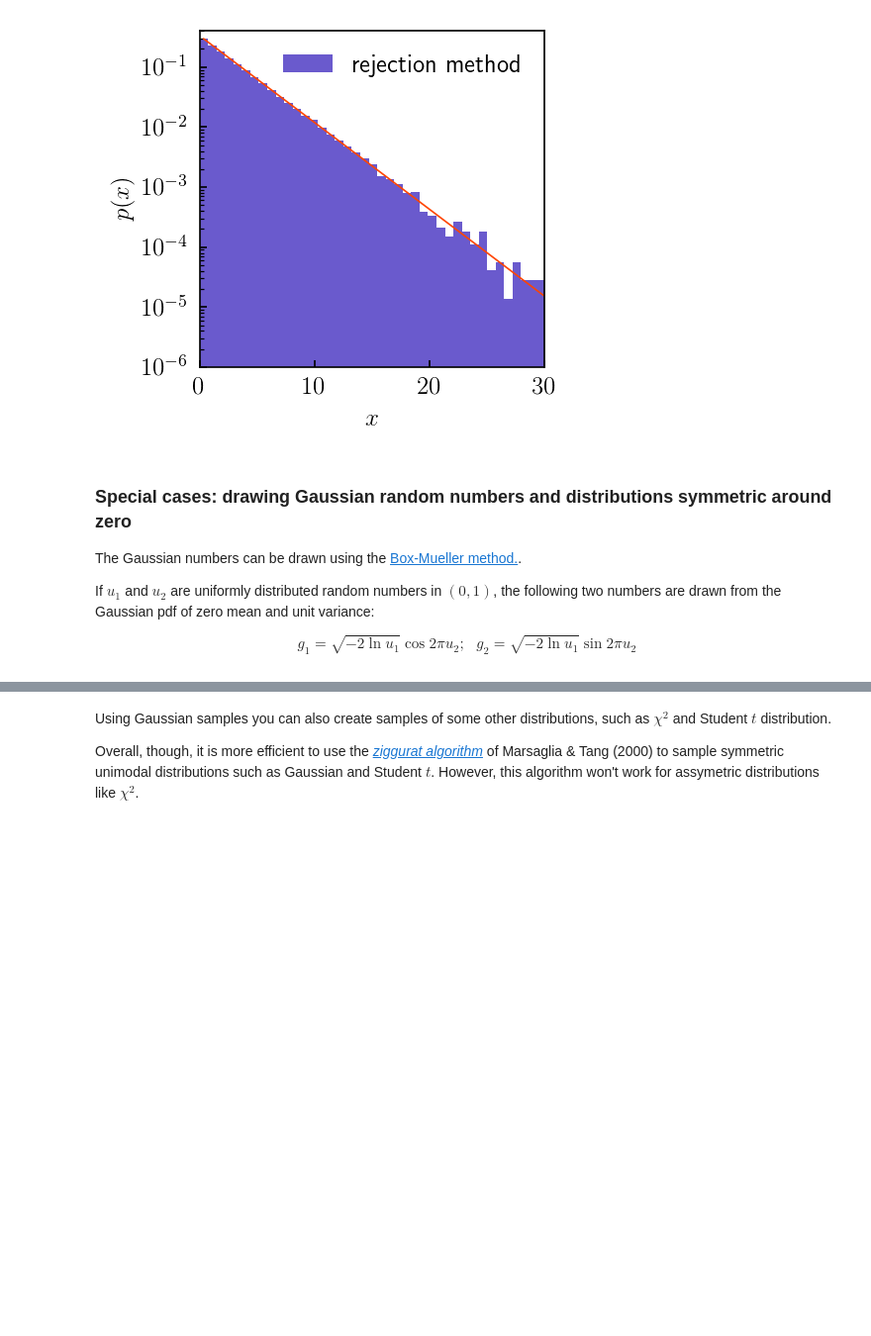
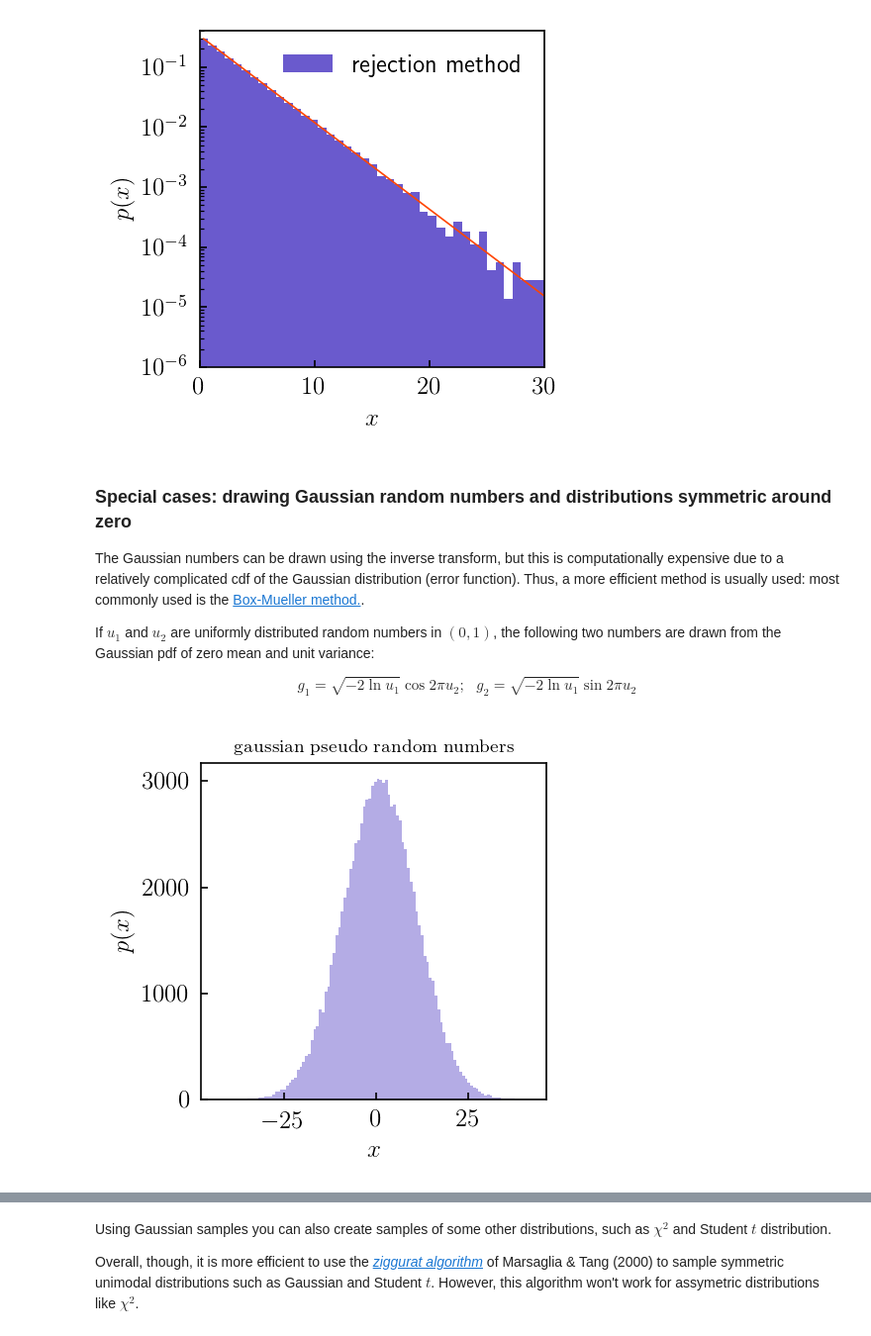
Before and after one commit to a-kravtsov/a211w20, a Jupyter notebook: 06c_distribution_sampling.ipynb, the cells around one changed output, grey strips where cells are left out. Shown at 99% size. Drawn from its saved outputs; the diff is of its cells as text; code cells hidden in the pictures; blank space fills up the shorter version.

```diff
--- a/06c_distribution_sampling.ipynb
+++ b/06c_distribution_sampling.ipynb
@@ -257,9 +262,24 @@ plot_exp_pdf(yexp, pdf_exp, label='rejection method', args=[beta,], figsize=3)
 # %% [markdown]
 ### Special cases: drawing Gaussian random numbers and distributions symmetric around zero
 
-The Gaussian numbers can be drawn using the <a href="https://en.wikipedia.org/wiki/Box%E2%80%93Muller_transform">Box-Mueller method.</a>.
+The Gaussian numbers can be drawn using the inverse transform, but this is computationally expensive due to a relatively complicated cdf of the Gaussian distribution (error function). Thus, a more efficient method is usually used: most commonly used is the <a href="https://en.wikipedia.org/wiki/Box%E2%80%93Muller_transform">Box-Mueller method.</a>.
 
 If $u_1$ and $u_2$ are uniformly distributed random numbers in $(0,1)$, the following two numbers are drawn from the Gaussian pdf of zero mean and unit variance:
 
 
 $$g_1=\sqrt{-2\ln u_1}\cos 2\pi u_2;\ \ \ g_2=\sqrt{-2\ln u_1}\sin 2\pi u_2 $$
+# %%
+nr = 100000
+u1 = np.random.uniform(size=nr)
+u2 = np.random.uniform(size=nr)
+
+g1 = 1. + 10.*np.sqrt(-2.*np.log(u1)) * np.cos(2.*np.pi*u2)
+g2 = np.sqrt(-2.*np.log(u1)) * np.sin(2.*np.pi*u2)
+# %%
+from codes.plot_utils import plot_histogram
+
+g = np.random.normal(size=nr)
+plot_histogram(g1, bins='scott', xlabel=r'$x$', ylabel=r'$p(x)$',
+                   plot_title=r'$\rm gaussian\ pseudo\ random\ numbers$', figsize=3.0)
+# %% [output]
+[figure, added]
```
Also changed, not shown: parts of 6 cells of this notebook.
